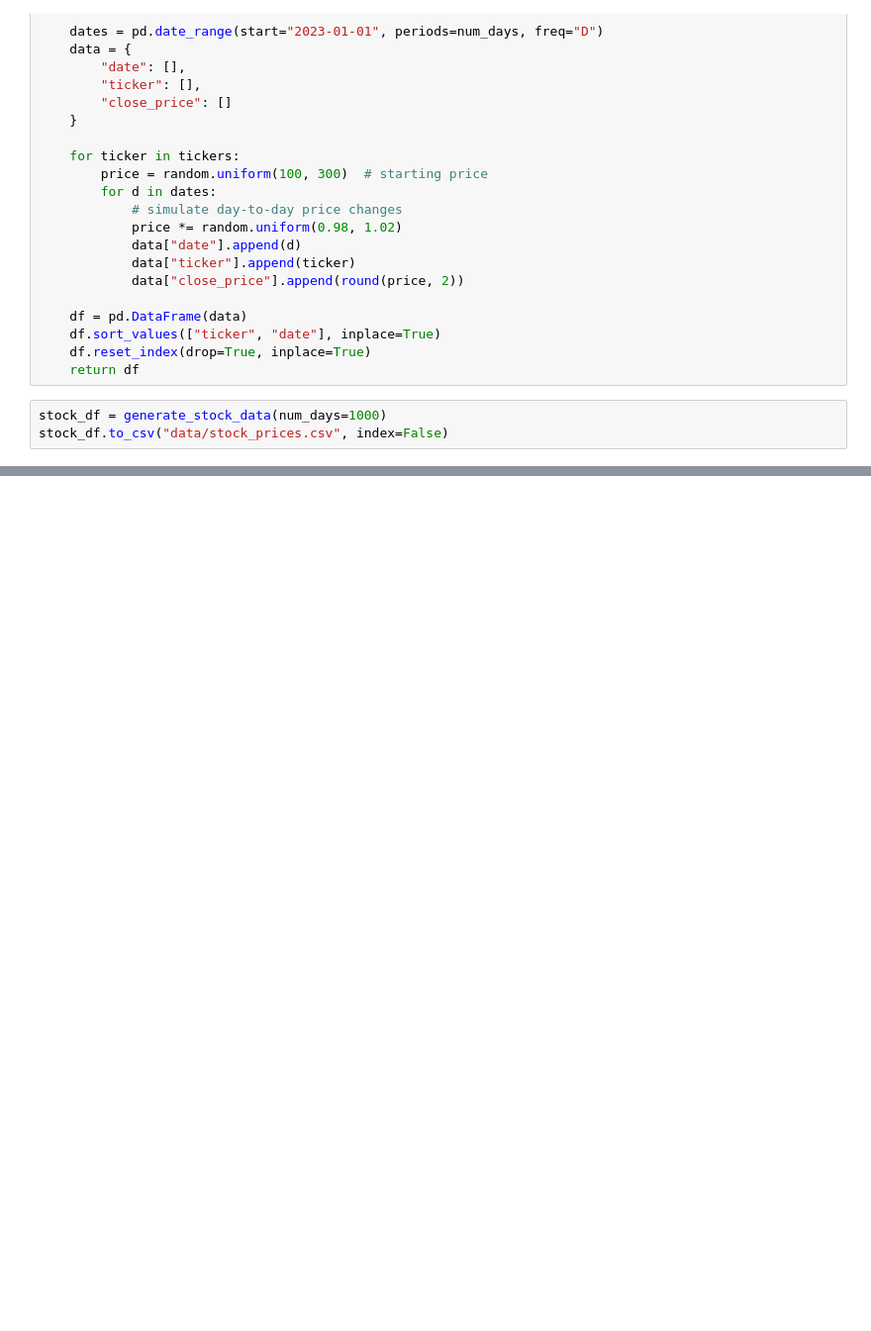
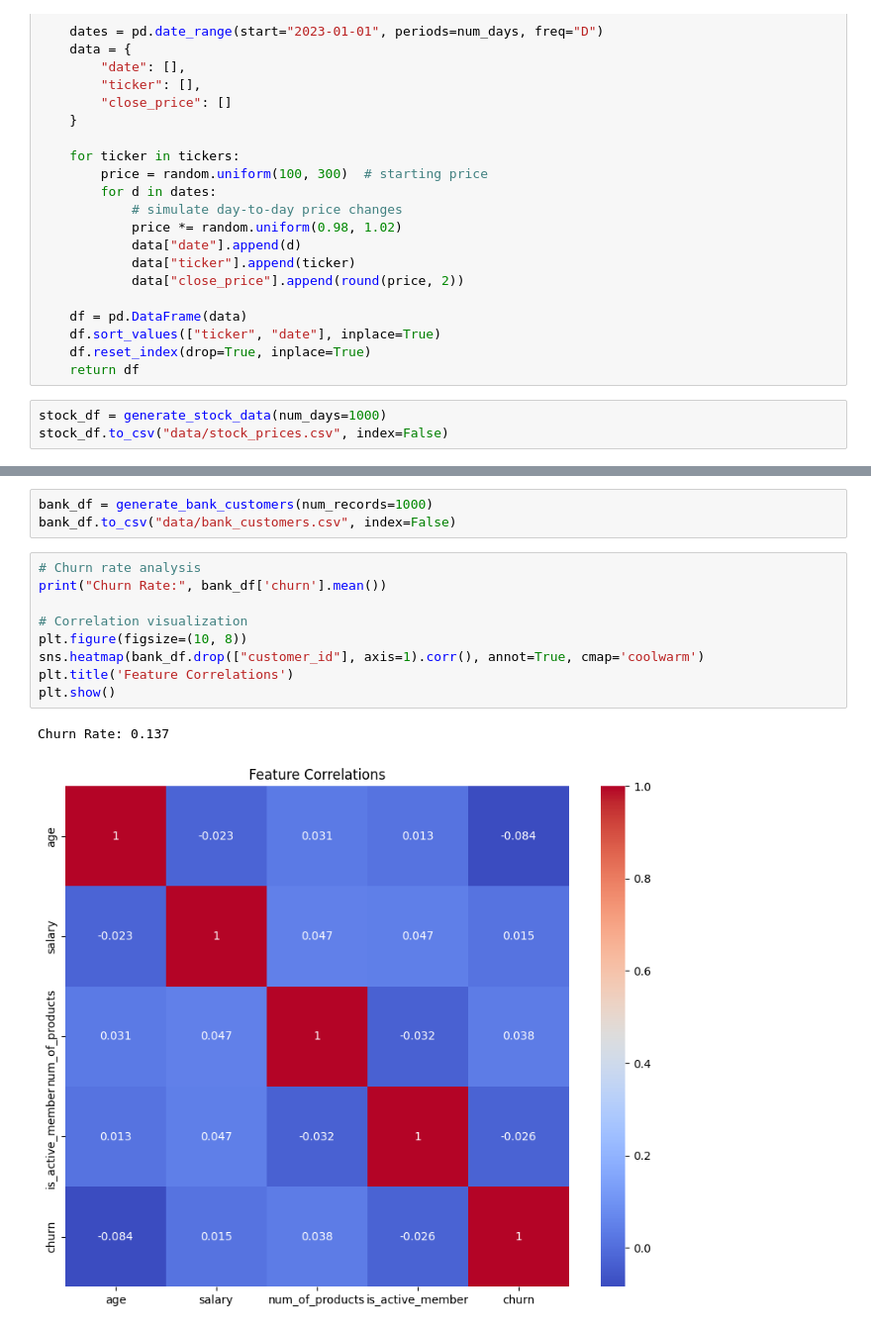
Before and after one commit to channingc1212/interview_prep, a Jupyter notebook: data_synthetic.ipynb, the cells around one changed output, grey strips where cells are left out. Shown at 99% size. Cells and saved outputs as stored; diff of their text form; blank space fills up the shorter version.

```diff
--- a/data_synthetic.ipynb
+++ b/data_synthetic.ipynb
@@ -164,0 +237,15 @@ stock_df.to_csv("data/stock_prices.csv", index=False)
+# %%
+bank_df = generate_bank_customers(num_records=1000)
+bank_df.to_csv("data/bank_customers.csv", index=False)
+# %%
+# Churn rate analysis
+print("Churn Rate:", bank_df['churn'].mean())
+
+# Correlation visualization
+plt.figure(figsize=(10, 8))
+sns.heatmap(bank_df.drop(["customer_id"], axis=1).corr(), annot=True, cmap='coolwarm')
+plt.title('Feature Correlations')
+plt.show()
+# %% [output]
+Churn Rate: 0.137
+[figure, added]
```
Also changed, not shown: parts of 2 cells of this notebook, 2 other files.
